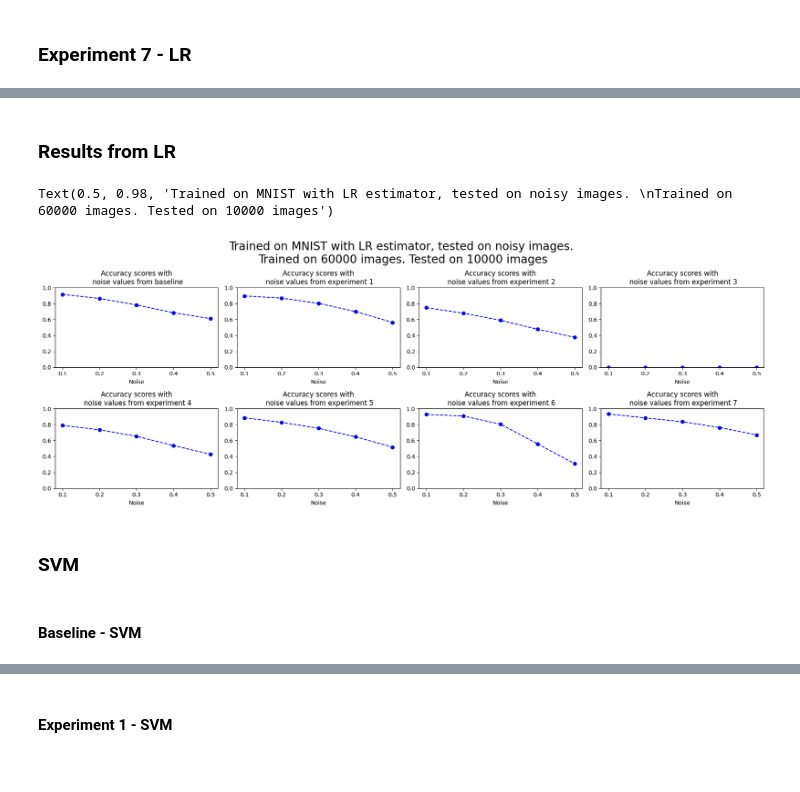
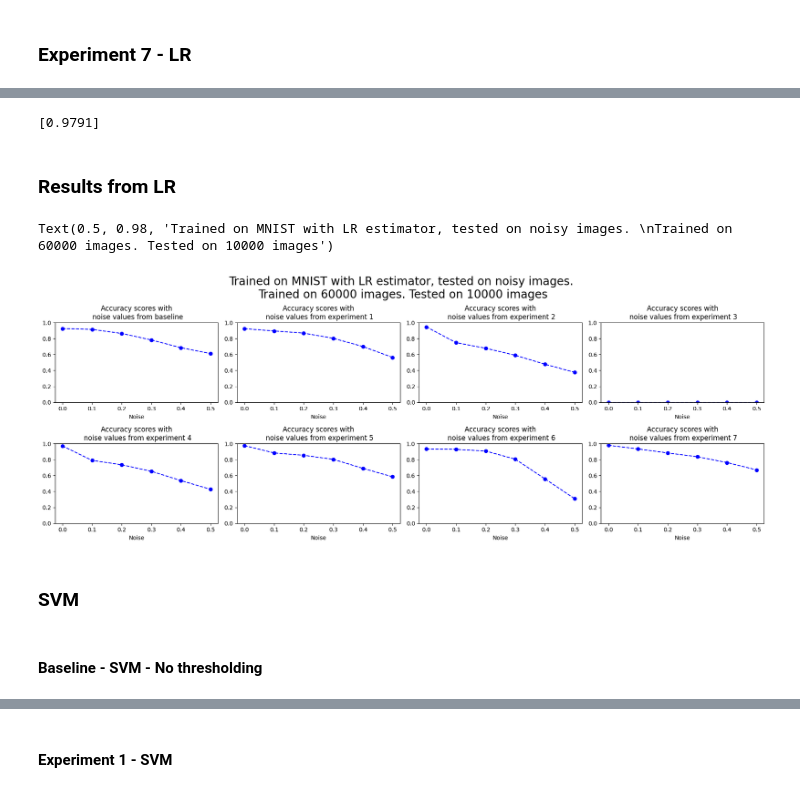
Before and after one commit to dherikk/master-experiments, a Jupyter notebook: cnn_noise_experiments.ipynb, the cells around one changed output, grey strips where cells are left out. Cells and saved outputs as stored; diff of their text form; code cells hidden in the pictures.

```diff
--- a/cnn_noise_experiments.ipynb
+++ b/cnn_noise_experiments.ipynb
@@ -228,0 +270,2 @@ lr_noisy_exp7_score
+# %%
+scores_noisy_lr.append([0.9326, 0.9282, 0.9067, 0.8051, 0.5582, 0.3099])
@@ -228,0 +276,17 @@ lr_noisy_exp7_score
+# %%
+exp_8_train_transformed = experiment8(data_train, threshold=0.85)
+exp_8_test_transformed = [experiment8(test, threshold=0.85) for test in noisy_test]
+# %%
+clfs_lr_ex8 = [LogisticRegression(fit_intercept=True,
+                                  multi_class='multinomial',
+                                  penalty='l2',
+                                  solver='saga',
+                                  max_iter=1000,
+                                  n_jobs=64,
+                                  tol=0.001) for _ in range(len(noises))]
+
+lr_noisy_exp8_score = score_clfs_noisy(clfs_lr_ex8, exp_8_train_transformed, train_labels, exp_8_test_transformed, test_labels)
+scores_noisy_lr.append(lr_noisy_exp8_score)
+lr_noisy_exp8_score
+# %% [output]
+[0.9791]
@@ -229,20 +295,22 @@ lr_noisy_exp7_score
+# %%
+scores_noisy_lr.append([0.9791, 0.933, 0.8832, 0.8353, 0.7629, 0.6705])
 # %% [markdown]
 ### Results from LR
 # %%
-fig, ax = plt.subplots(2, 4, figsize=(18, 7))
-for i in range(8):
-    k, j = i // 4, i % 4
+fig, ax = plt.subplots(3, 3, figsize=(15, 12))
+for i in range(9):
+    k, j = i // 3, i % 3
     ax[k][j].plot([str(t) for t in noises], scores_noisy_lr[i], linestyle='--', marker='o', color='b', label='Accuracy score')
-    ax[k][j].set_title(f"Accuracy scores with\n noise values from experiment {i}" if i > 0 else "Accuracy scores with\n noise values from baseline")
+    ax[k][j].set_title(f"Accuracy scores with\n noise values from {experiments[i]}")
     ax[k][j].set_ylim([.0, 1.])
     ax[k][j].set_xlabel("Noise")
 fig.tight_layout(rect=(0., 0.03, 1., 0.9))
 fig.suptitle(f"Trained on MNIST with LR estimator, tested on noisy images. \nTrained on {data_train.shape[0]} images. Tested on {data_test.shape[0]} images",
              fontsize=20)
 #fig.delaxes(ax[1,3])
 # %% [output]
 Text(0.5, 0.98, 'Trained on MNIST with LR estimator, tested on noisy images. \nTrained on 60000 images. Tested on 10000 images')
-[figure, old version]
+[figure, new version]
 # %% [markdown]
 ### SVM
 # %%
@@ -258,7 +328,7 @@ svm_best_Cs = {
 
 scores_noisy_svm = []
 # %% [markdown]
-#### Baseline - SVM
+#### Baseline - SVM - No thresholding
 # %%
 clfs_svm_bl = [SVC(kernel='rbf', C=svm_best_Cs["baseline"], gamma="auto") for _ in range(len(noises))]
 baseline_svm_scores = score_clfs_noisy(clfs_svm_bl, train_flattened, train_labels, noisy_test_flattened, test_labels)
```
Also changed, not shown: parts of 172 cells of this notebook, 12 other files.
